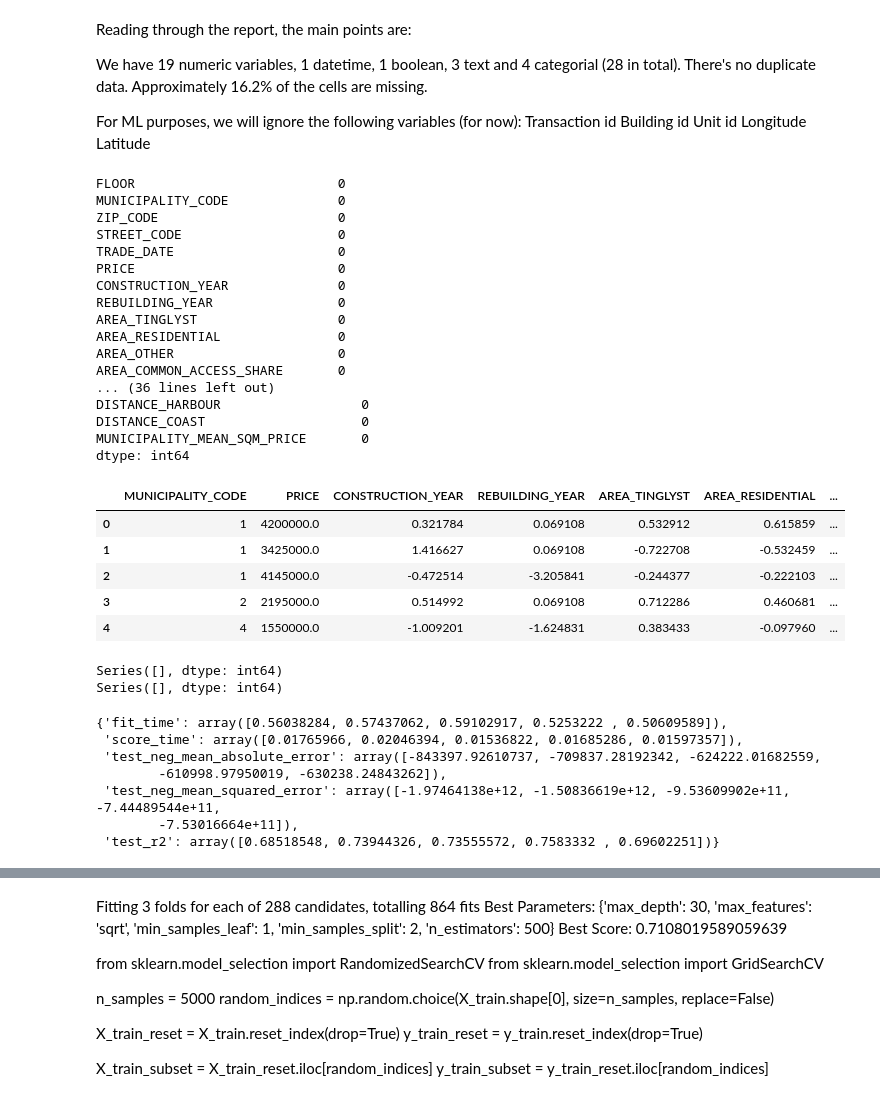
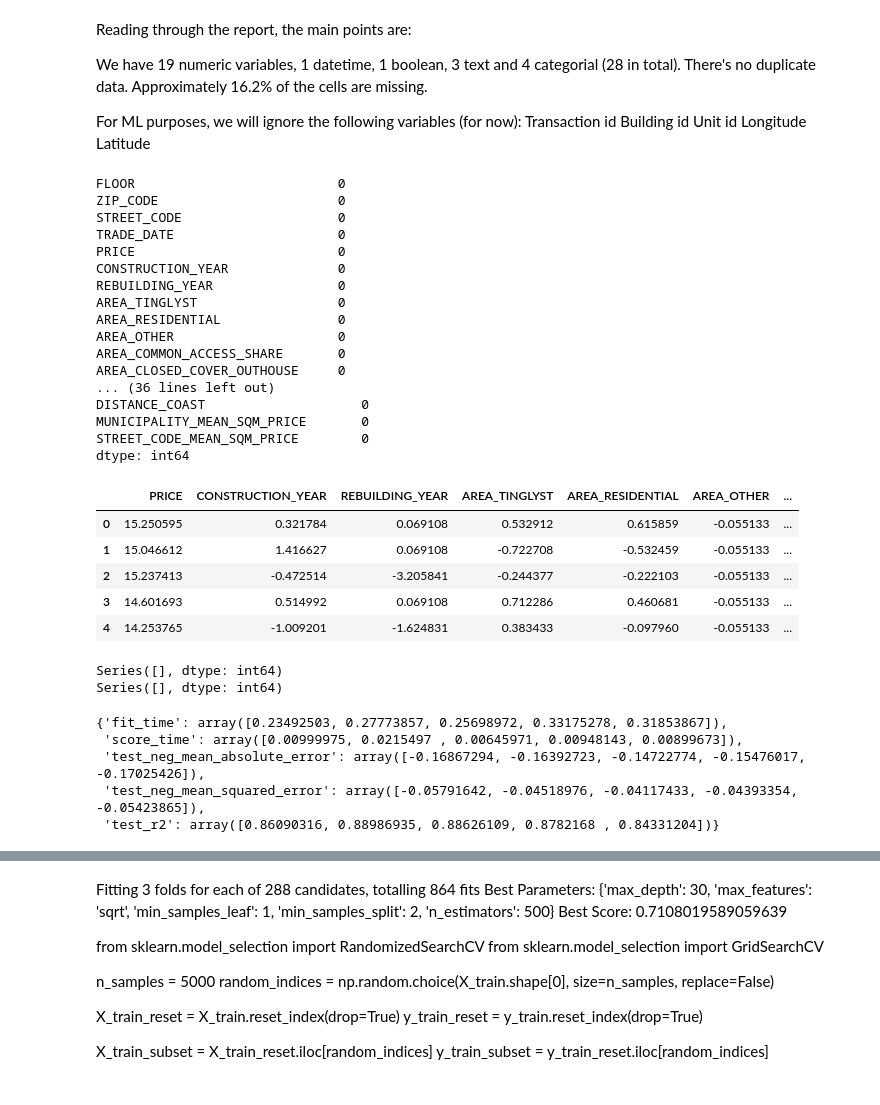
Before and after one commit to wasabi39/hackathon_houses, a Jupyter notebook: boligpriser.ipynb, the cells around one changed output, grey strips where cells are left out. Drawn from its saved outputs; the diff is of its cells as text; code cells hidden in the pictures.

```diff
--- a/boligpriser.ipynb
+++ b/boligpriser.ipynb
@@ -20,6 +20,8 @@ test_data["MUNICIPALITY_MEAN_SQM_PRICE"] = test_data.apply(
     axis=1
 )
 
+data['PRICE'] = np.log(data['PRICE'])
+test_data['PRICE'] = np.log(test_data['PRICE'])
 
 data
 test_data
@@ -37,3 +39,15 @@ test_data
 | 4998 | dc6c8ba2-251c-04c1-7f96-e2aad2559240 | 3537bd5b-1678-4e5d-6944-81366fb72b89 | 40a819a0-78e0-6193-7f83-08d83c03a76c | 2 | 101 | 2720.0 | 1012264.0 | 2015-01-01 | ... |
 | 4999 | 45650969-d05c-77da-f67b-4e9049a27872 | 035d5ec9-5bc4-4387-e1dd-7ec6622404f7 | bbe50acd-3292-325e-ba31-ccb0aa0e49d7 | 3 | 101 | 2300.0 | 101844.0 | 2015-01-01 | ... |
 5000 rows × 29 columns
+# %%
+#introduce street mean sqm price
+street_mean_sqm_price = data.groupby("STREET_CODE")["SQM_PRICE"].mean()
+
+data["STREET_CODE_MEAN_SQM_PRICE"] = data["STREET_CODE"].map(street_mean_sqm_price)
+test_data["STREET_CODE_MEAN_SQM_PRICE"] = test_data["STREET_CODE"].map(street_mean_sqm_price)
+
+data["STREET_CODE_MEAN_SQM_PRICE"].fillna(data["SQM_PRICE"].mean(), inplace=True)
+test_data["STREET_CODE_MEAN_SQM_PRICE"].fillna(data["SQM_PRICE"].mean(), inplace=True)
+
+data
+test_data
@@ -56,7 +97,7 @@ Longitude
 Latitude
 # %%
 def clean_data(data):
-    columns_to_drop = ["TRANSACTION_ID", "BUILDING_ID", "UNIT_ID", "SQM_PRICE"]
+    columns_to_drop = ["TRANSACTION_ID", "BUILDING_ID", "UNIT_ID", "SQM_PRICE", "MUNICIPALITY_CODE"]
     try:
         data = data.drop(columns=columns_to_drop)
     except KeyError:
@@ -76,6 +117,8 @@ def clean_data(data):
     data['TRADE_DATE'] = pd.to_datetime(data['TRADE_DATE'])
     data['YEAR'] = data['TRADE_DATE'].dt.year
     data['MONTH'] = data['TRADE_DATE'].dt.month
+
+    data['TIME_SINCE_CONSTRUCTION'] = data['TRADE_DATE'].dt.year - data['CONSTRUCTION_YEAR']
     data = data.drop(columns=['TRADE_DATE'])
     return data
 
@@ -83,7 +126,6 @@ data = clean_data(data)
 test_data = clean_data(test_data)
 # %% [output]
 FLOOR                          0
-MUNICIPALITY_CODE              0
 ZIP_CODE                       0
 STREET_CODE                    0
 TRADE_DATE                     0
@@ -94,10 +136,11 @@ AREA_TINGLYST                  0
 AREA_RESIDENTIAL               0
 AREA_OTHER                     0
 AREA_COMMON_ACCESS_SHARE       0
+AREA_CLOSED_COVER_OUTHOUSE     0
 ... (36 lines left out)
-DISTANCE_HARBOUR                  0
 DISTANCE_COAST                    0
 MUNICIPALITY_MEAN_SQM_PRICE       0
+STREET_CODE_MEAN_SQM_PRICE        0
 dtype: int64
 # %%
 from sklearn.preprocessing import StandardScaler, OneHotEncoder
@@ -108,44 +151,44 @@ data.head()
 def scale_data(train_data, test_data):
     #we scale all non-binary features to improve model performance
     #we don't normalize price, since that's our y to predict
     standard_scaler = StandardScaler()
-    columns_to_feature_scale = ["YEAR", "MONTH", "MUNICIPALITY_MEAN_SQM_PRICE", "CONSTRUCTION_YEAR", "REBUILDING_YEAR", "AREA_TINGLYST", "AREA_RESIDENTIAL", "AREA_OTHER", "AREA_COMMON_ACCESS_SHARE", "AREA_CLOSED_COVER_OUTHOUSE", "AREA_OPEN_BALCONY_ROOFTOP", "NUMBER_ROOMS", "DISTANCE_LAKE", "DISTANCE_HARBOUR", "DISTANCE_COAST"]
+    columns_to_feature_scale = ["YEAR", "MONTH", "STREET_CODE_MEAN_SQM_PRICE", "TIME_SINCE_CONSTRUCTION", "MUNICIPALITY_MEAN_SQM_PRICE", "CONSTRUCTION_YEAR", "REBUILDING_YEAR", "AREA_TINGLYST", "AREA_RESIDENTIAL", "AREA_OTHER", "AREA_COMMON_ACCESS_SHARE", "AREA_CLOSED_COVER_OUTHOUSE", "AREA_OPEN_BALCONY_ROOFTOP", "NUMBER_ROOMS", "DISTANCE_LAKE", "DISTANCE_HARBOUR", "DISTANCE_COAST"]
 
     train_data[columns_to_feature_scale] = standard_scaler.fit_transform(train_data[columns_to_feature_scale])
     test_data[columns_to_feature_scale] = standard_scaler.transform(test_data[columns_to_feature_scale])
-    #Extract region from munipality code
-    #train_data['MUNICIPALITY_CODE'] = train_data['MUNICIPALITY_CODE'].astype(str).str[0]
-    #test_data['MUNICIPALITY_CODE'] = test_data['MUNICIPALITY_CODE'].astype(str).str[0]
+
+    train_data['FLOOR'] = train_data['FLOOR'].apply(lambda x: '3' if x.isdigit() and int(x) > 3 else x)
+    test_data['FLOOR'] = test_data['FLOOR'].apply(lambda x: '3' if x.isdigit() and int(x) > 3 else x)
 
     encoder = OneHotEncoder(drop='first', sparse_output=False)
     train_encoded = encoder.fit_transform(train_data[['FLOOR', 'FACILITIES_TOILET', 'FACILITIES_SHOWER', 'FACILITIES_KITCHEN']])
     test_encoded = encoder.transform(test_data[['FLOOR', 'FACILITIES_TOILET', 'FACILITIES_SHOWER', 'FACILITIES_KITCHEN']])
 
     train_encoded_df = pd.DataFrame(train_encoded, columns=encoder.get_feature_names_out())
     test_encoded_df = pd.DataFrame(test_encoded, columns=encoder.get_feature_names_out())
 
     train_data = pd.concat([train_data.reset_index(drop=True), train_encoded_df.reset_index(drop=True)], axis=1)
     test_data = pd.concat([test_data.reset_index(drop=True), test_encoded_df.reset_index(drop=True)], axis=1)
 
     train_data = train_data.drop(columns=['FLOOR', 'FACILITIES_TOILET', 'FACILITIES_SHOWER', 'FACILITIES_KITCHEN'])
     test_data = test_data.drop(columns=['FLOOR', 'FACILITIES_TOILET', 'FACILITIES_SHOWER', 'FACILITIES_KITCHEN'])
 
-    train_data = train_data.drop(columns=['ZIP_CODE', 'STREET_CODE'], errors='ignore')
+    train_data = train_data.drop(columns=['ZIP_CODE', 'STREET_CODE',], errors='ignore')
     test_data = test_data.drop(columns=['ZIP_CODE', 'STREET_CODE'], errors='ignore')
 
     return train_data, test_data
 
 data, test_data = scale_data(data, test_data)
 
 #show top 5 rows
 data.head()
 # %% [output]
-|  | MUNICIPALITY_CODE | PRICE | CONSTRUCTION_YEAR | REBUILDING_YEAR | AREA_TINGLYST | AREA_RESIDENTIAL | ... |
-| 0 | 1 | 4200000.0 | 0.321784 | 0.069108 | 0.532912 | 0.615859 | ... |
-| 1 | 1 | 3425000.0 | 1.416627 | 0.069108 | -0.722708 | -0.532459 | ... |
-| 2 | 1 | 4145000.0 | -0.472514 | -3.205841 | -0.244377 | -0.222103 | ... |
-| 3 | 2 | 2195000.0 | 0.514992 | 0.069108 | 0.712286 | 0.460681 | ... |
-| 4 | 4 | 1550000.0 | -1.009201 | -1.624831 | 0.383433 | -0.097960 | ... |
+|  | PRICE | CONSTRUCTION_YEAR | REBUILDING_YEAR | AREA_TINGLYST | AREA_RESIDENTIAL | AREA_OTHER | ... |
+| 0 | 15.250595 | 0.321784 | 0.069108 | 0.532912 | 0.615859 | -0.055133 | ... |
+| 1 | 15.046612 | 1.416627 | 0.069108 | -0.722708 | -0.532459 | -0.055133 | ... |
+| 2 | 15.237413 | -0.472514 | -3.205841 | -0.244377 | -0.222103 | -0.055133 | ... |
+| 3 | 14.601693 | 0.514992 | 0.069108 | 0.712286 | 0.460681 | -0.055133 | ... |
+| 4 | 14.253765 | -1.009201 | -1.624831 | 0.383433 | -0.097960 | -0.055133 | ... |
 # %%
 y_train = data["PRICE"]
 X_train = data.drop(["PRICE"], axis=1)
@@ -173,10 +216,8 @@ cross_validate(lin_model, X_train, y_train, scoring=scoring, cv=5, return_train_
 # %% [output]
 Series([], dtype: int64)
 Series([], dtype: int64)
-{'fit_time': array([0.56038284, 0.57437062, 0.59102917, 0.5253222 , 0.50609589]),
- 'score_time': array([0.01765966, 0.02046394, 0.01536822, 0.01685286, 0.01597357]),
- 'test_neg_mean_absolute_error': array([-843397.92610737, -709837.28192342, -624222.01682559,
-        -610998.97950019, -630238.24843262]),
- 'test_neg_mean_squared_error': array([-1.97464138e+12, -1.50836619e+12, -9.53609902e+11, -7.44489544e+11,
-        -7.53016664e+11]),
- 'test_r2': array([0.68518548, 0.73944326, 0.73555572, 0.7583332 , 0.69602251])}
+{'fit_time': array([0.23492503, 0.27773857, 0.25698972, 0.33175278, 0.31853867]),
+ 'score_time': array([0.00999975, 0.0215497 , 0.00645971, 0.00948143, 0.00899673]),
+ 'test_neg_mean_absolute_error': array([-0.16867294, -0.16392723, -0.14722774, -0.15476017, -0.17025426]),
+ 'test_neg_mean_squared_error': array([-0.05791642, -0.04518976, -0.04117433, -0.04393354, -0.05423865]),
+ 'test_r2': array([0.86090316, 0.88986935, 0.88626109, 0.8782168 , 0.84331204])}
```
Also changed, not shown: parts of 21 cells of this notebook, 2 other files.
